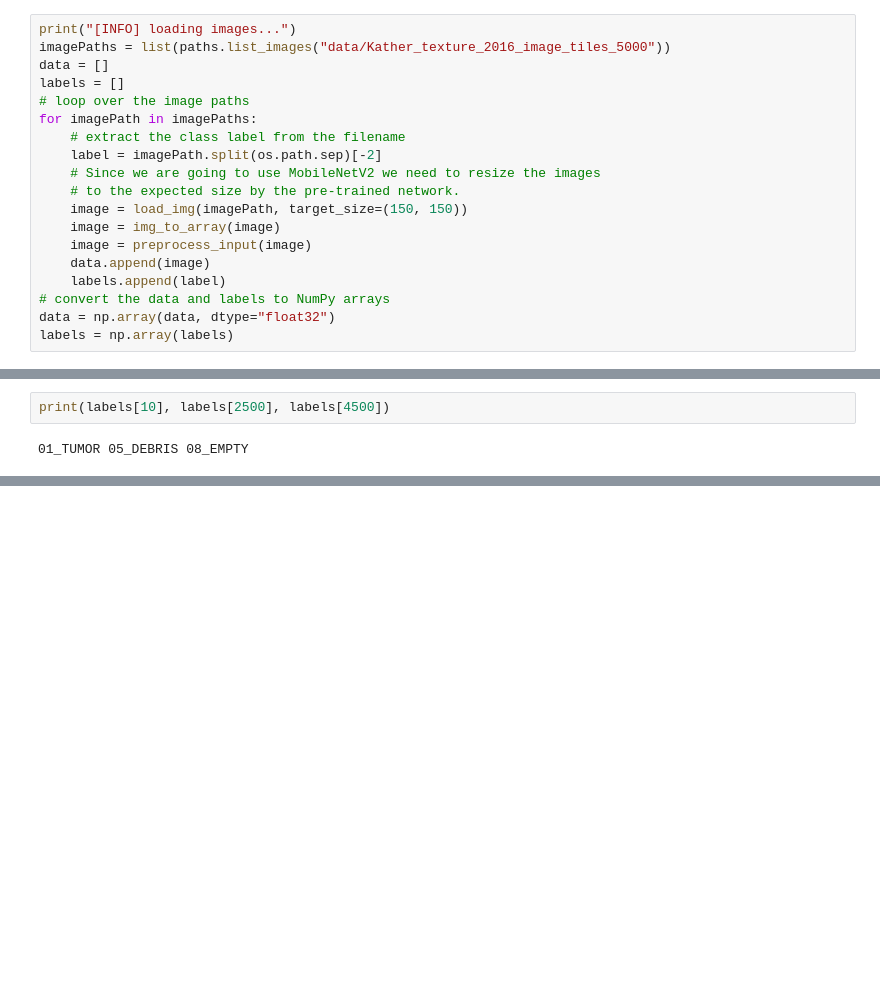
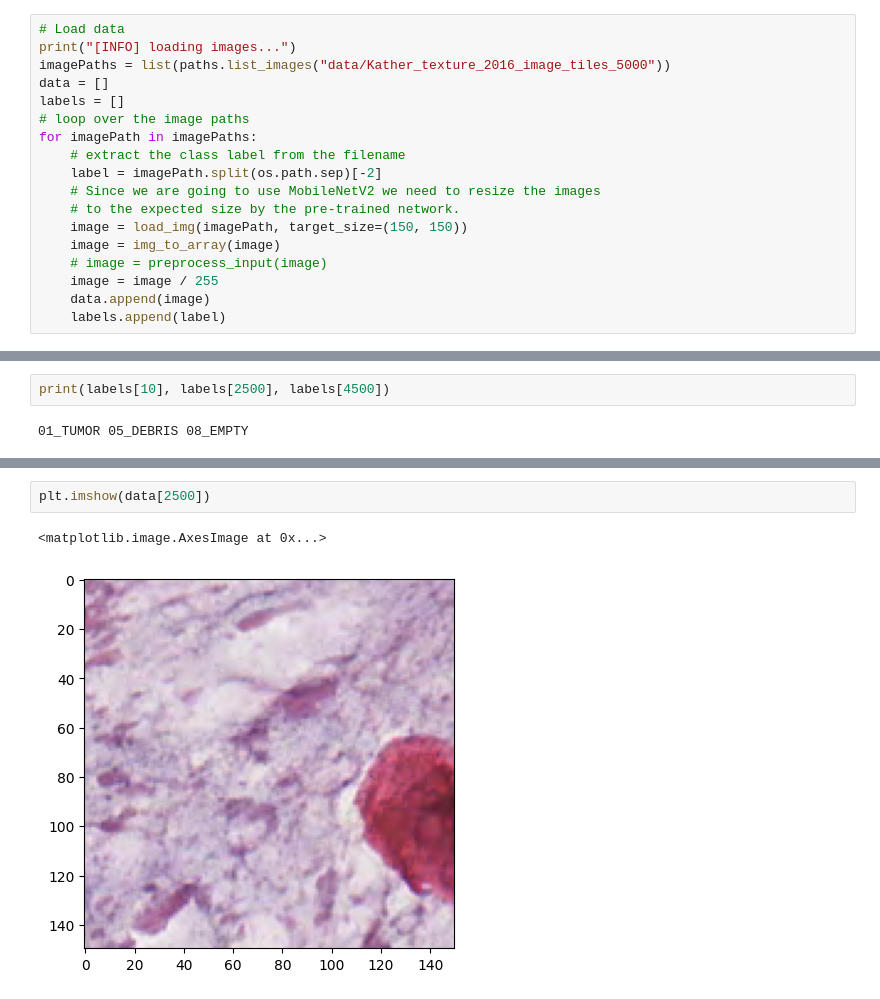
Before and after one commit to vielib1/HSLU-Computer-Vision-Lab-Student-Version, a Jupyter notebook: Data_preparation.ipynb, the cells around one changed output, grey strips where cells are left out. Drawn from its saved outputs; the diff is of its cells as text; blank space fills up the shorter version.

```diff
--- a/Data_preparation.ipynb
+++ b/Data_preparation.ipynb
@@ -47,6 +52,7 @@ plt.imshow(file)
 <matplotlib.image.AxesImage at 0x...>
 [figure]
 # %%
+# Load data
 print("[INFO] loading images...")
 imagePaths = list(paths.list_images("data/Kather_texture_2016_image_tiles_5000"))
 data = []
@@ -59,12 +65,10 @@ for imagePath in imagePaths:
     # to the expected size by the pre-trained network.
     image = load_img(imagePath, target_size=(150, 150))
     image = img_to_array(image)
-    image = preprocess_input(image)
+    # image = preprocess_input(image)
+    image = image / 255
     data.append(image)
     labels.append(label)
-# convert the data and labels to NumPy arrays
-data = np.array(data, dtype="float32")
-labels = np.array(labels)
 # %% [output]
 [INFO] loading images...
 # %%
@@ -77,0 +106,5 @@ print(labels[10], labels[2500], labels[4500])
+# %%
+plt.imshow(data[2500])
+# %% [output]
+<matplotlib.image.AxesImage at 0x...>
+[figure, added]
```
Also changed, not shown: parts of 8 cells of this notebook.
